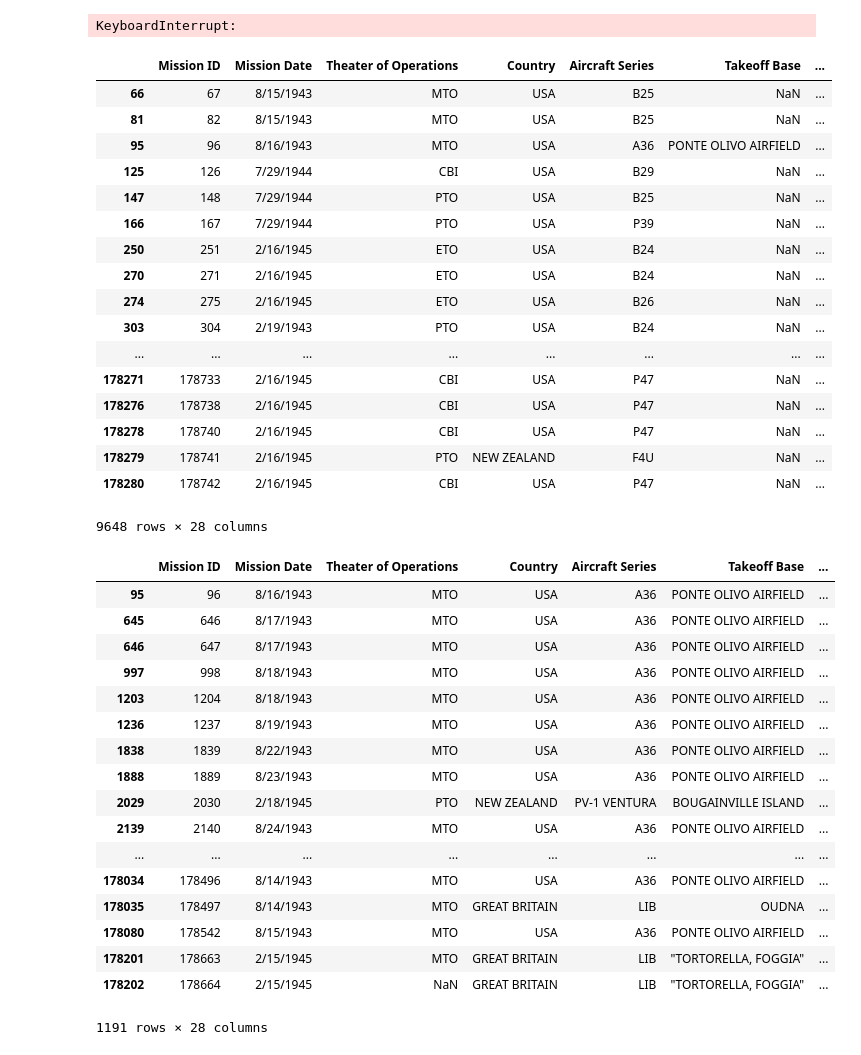
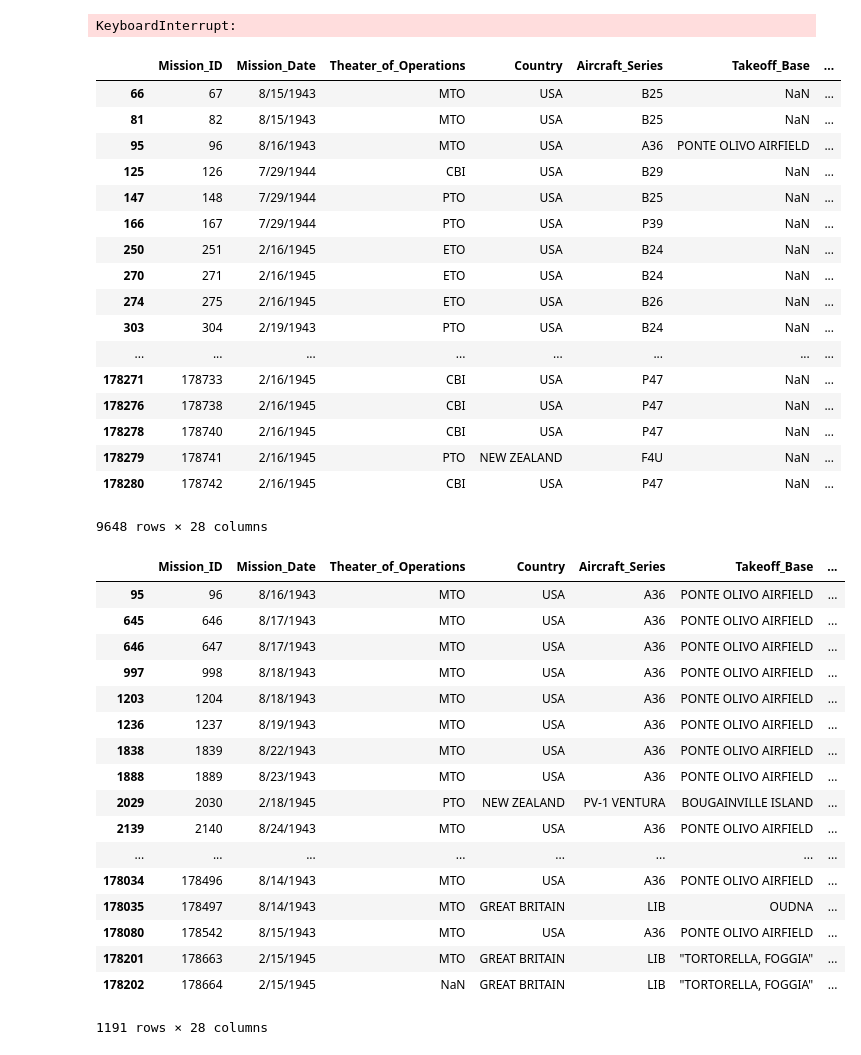
Before and after one commit to clor757/World-War-II-Bombing-Project, a Jupyter notebook: WW II Operations Project.ipynb, the cells around one changed output. Cells and saved outputs as stored; diff of their text form; code cells hidden in the pictures.

Commit message:
updated column names

```diff
--- a/WW II Operations Project.ipynb
+++ b/WW II Operations Project.ipynb
@@ -18,11 +18,16 @@ WWII_ops.head()
 WWII_ops.drop(['Callsign', 'Source ID', 'Target Type', 'Target Industry', 'Target Priority', 'Bomb Damage Assessment', 'Air Force',
               'Unit ID', 'Mission Type', 'Target ID', 'Aircraft Returned', 'Aircraft Failed', 'Aircraft Damaged', 'Aircraft Lost', 'Airborne Aircraft',
               'Attacking Aircraft', 'Bombing Aircraft', 'Time Over Target'], axis = 1, inplace = True)
-WWII_ops.rename(columns = {'Altitude (Hundreds of Feet)': 'Altitude', 'High Explosives Weight (Pounds)': "High Explosives Weight LBS",
-                          'High Explosives Weight (Tons)': 'High Explosives Weight Tons', 'Incendiary Devices Weight (Pounds)': 'Incendiary Devices Weight LBS',
-                          'Incendiary Devices Weight (Tons)': 'Incendiary Devices Weight Tons', 'Fragmentation Devices Weight (Pounds)': 'Fragmentation Devices Weight LBS',
-                          'Fragmentation Devices Weight (Tons)': 'Fragmentation Devices Weight Tons',
-                          'Total Weight (Pounds)': 'Total Weight LBS', 'Total Weight (Tons)': 'Total Weight Tons'}, inplace = True)
+# %%
+WWII_ops.rename(columns = {'Altitude (Hundreds of Feet)': 'Altitude', 'High Explosives Weight (Pounds)': "High_Explosives_Weight_LBS",
+                          'High Explosives Weight (Tons)': 'High_Explosives_Weight_Tons', 'Incendiary Devices Weight (Pounds)': 'Incendiary_Devices_Weight_LBS',
+                          'Incendiary Devices Weight (Tons)': 'Incendiary_Devices_Weight_Tons', 'Fragmentation Devices Weight (Pounds)': 'Fragmentation_Devices_Weight_LBS',
+                          'Fragmentation Devices Weight (Tons)': 'Fragmentation_Devices_Weight_Tons',
+                          'Total Weight (Pounds)': 'Total_Weight_LBS', 'Total Weight (Tons)': 'Total_Weight_Tons',
+                          'Mission ID':'Mission_ID', 'Mission Date':'Mission_Date', 'Aircraft Series':'Aircraft_Series',
+                          'Takeoff Base':'Takeoff_Base', 'Takeoff Location':'Takeoff_Location', 'Takeoff Latitude':'Takeoff_Latitude',
+                          'Takeoff Longitude':'Takeoff_Longitude', 'Target Country':'Target_Country',
+                          'Target City':'Target_City', 'Target Latitude':'Target_Latitude', 'Target Longitude':'Target_Longitude', 'Theater of Operations':'Theater_of_Operations'}, inplace = True)
 # %%
 WWII_ops
 # %% [output]
@@ -58,11 +63,11 @@ KeyboardInterrupt:
 # %%
 WWII_ops.to_csv('WWII_ops.csv')
 # %%
-WWII_ops2=WWII_ops.drop_duplicates(['Takeoff Latitude', 'Takeoff Longitude', 'Target Latitude', 'Target Longitude'], keep='last')
+WWII_ops2=WWII_ops.drop_duplicates(['Takeoff_Latitude', 'Takeoff_Longitude', 'Target_Latitude', 'Target_Longitude'], keep='last')
 # %%
 WWII_ops2
 # %% [output]
-|  | Mission ID | Mission Date | Theater of Operations | Country | Aircraft Series | Takeoff Base | ... |
+|  | Mission_ID | Mission_Date | Theater_of_Operations | Country | Aircraft_Series | Takeoff_Base | ... |
 | 66 | 67 | 8/15/1943 | MTO | USA | B25 | NaN | ... |
 | 81 | 82 | 8/15/1943 | MTO | USA | B25 | NaN | ... |
 | 95 | 96 | 8/16/1943 | MTO | USA | A36 | PONTE OLIVO AIRFIELD | ... |
@@ -81,10 +86,10 @@ WWII_ops2
 | 178280 | 178742 | 2/16/1945 | CBI | USA | P47 | NaN | ... |
 9648 rows × 28 columns
 # %%
-WWIIops2=WWII_ops2.dropna(subset= ['Takeoff Latitude', 'Takeoff Longitude', 'Target Latitude', 'Target Longitude'])
+WWIIops2=WWII_ops2.dropna(subset= ['Takeoff_Latitude', 'Takeoff_Longitude', 'Target_Latitude', 'Target_Longitude'])
 WWIIops2
 # %% [output]
-|  | Mission ID | Mission Date | Theater of Operations | Country | Aircraft Series | Takeoff Base | ... |
+|  | Mission_ID | Mission_Date | Theater_of_Operations | Country | Aircraft_Series | Takeoff_Base | ... |
 | 95 | 96 | 8/16/1943 | MTO | USA | A36 | PONTE OLIVO AIRFIELD | ... |
 | 645 | 646 | 8/17/1943 | MTO | USA | A36 | PONTE OLIVO AIRFIELD | ... |
 | 646 | 647 | 8/17/1943 | MTO | USA | A36 | PONTE OLIVO AIRFIELD | ... |
```
Also changed, not shown: parts of 1 cell of this notebook, 1 other file.
